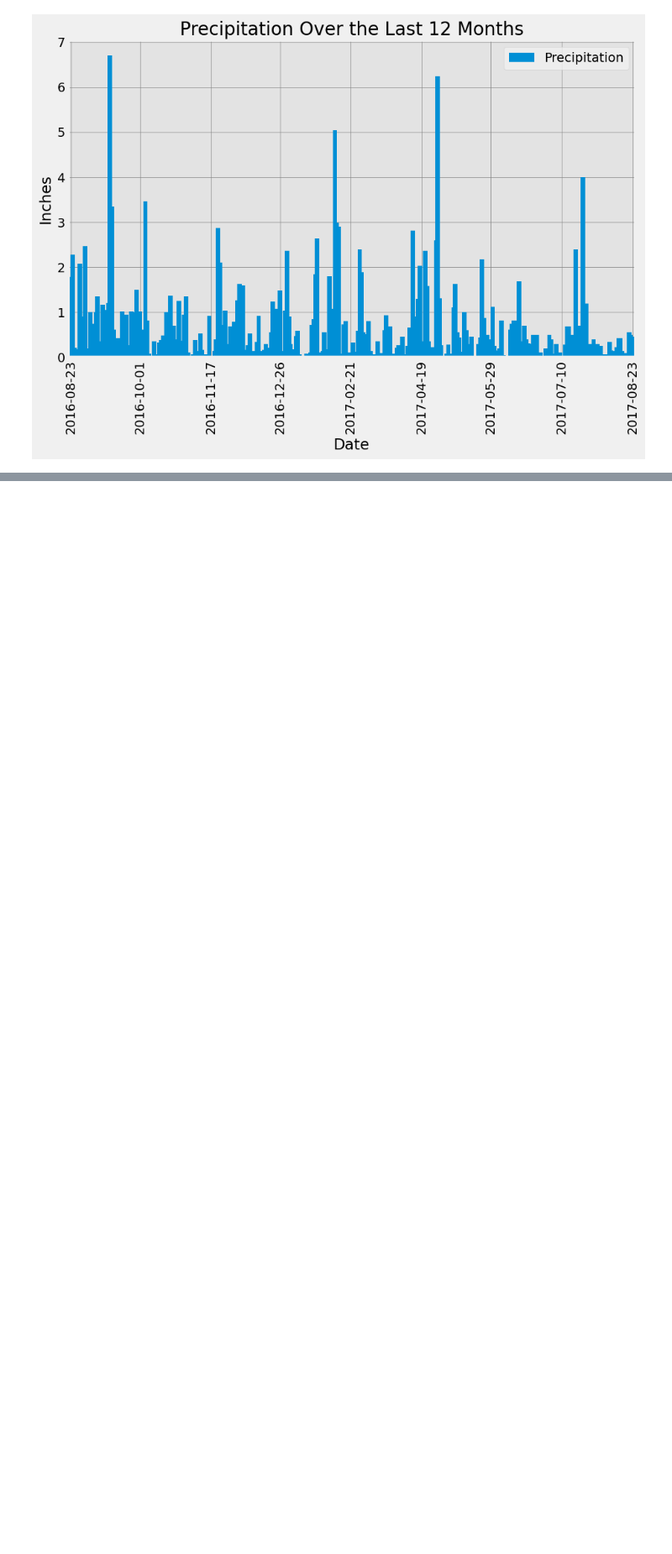
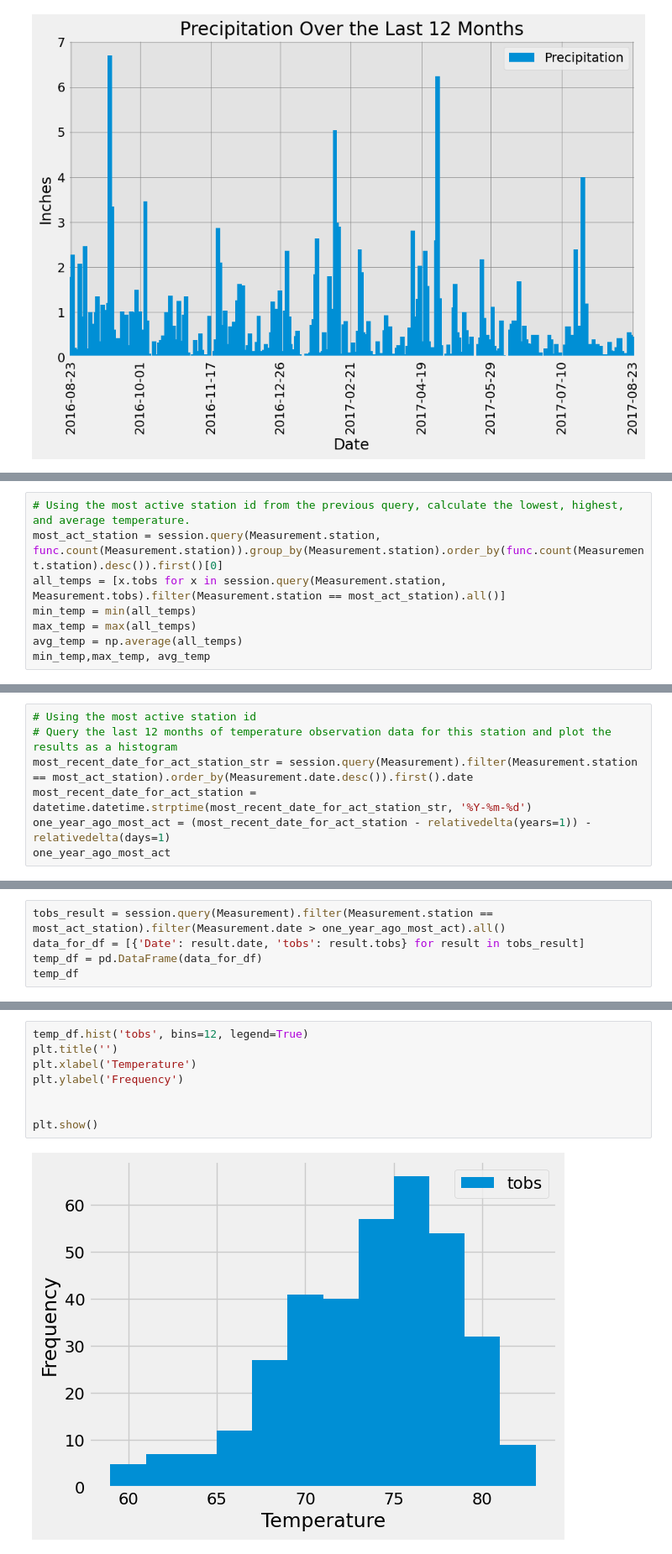
Before and after one commit to SaadNasir92/Hawaii-Climate-Flask-API-Data-Engineering, a Jupyter notebook: SurfsUp/eda.ipynb, the cells around one changed output, grey strips where cells are left out. Shown at 84% size. Saved outputs shown, nothing was run; the diff lists cells and outputs as text; blank space fills up the shorter version.

Commit message:
Finished analysis and graphs, next step is designing the flask app

```diff
--- a/SurfsUp/eda.ipynb
+++ b/SurfsUp/eda.ipynb
@@ -65,0 +101,8 @@ plt.show()
+# %%
+# Using the most active station id from the previous query, calculate the lowest, highest, and average temperature.
+most_act_station = session.query(Measurement.station, func.count(Measurement.station)).group_by(Measurement.station).order_by(func.count(Measurement.station).desc()).first()[0]
+all_temps = [x.tobs for x in session.query(Measurement.station, Measurement.tobs).filter(Measurement.station == most_act_station).all()]
+min_temp = min(all_temps)
+max_temp = max(all_temps)
+avg_temp = np.average(all_temps)
+min_temp,max_temp, avg_temp
@@ -65,0 +111,7 @@ plt.show()
+# %%
+# Using the most active station id
+# Query the last 12 months of temperature observation data for this station and plot the results as a histogram
+most_recent_date_for_act_station_str = session.query(Measurement).filter(Measurement.station == most_act_station).order_by(Measurement.date.desc()).first().date
+most_recent_date_for_act_station = datetime.datetime.strptime(most_recent_date_for_act_station_str, '%Y-%m-%d')
+one_year_ago_most_act = (most_recent_date_for_act_station - relativedelta(years=1)) - relativedelta(days=1)
+one_year_ago_most_act
@@ -65,0 +120,5 @@ plt.show()
+# %%
+tobs_result = session.query(Measurement).filter(Measurement.station == most_act_station).filter(Measurement.date > one_year_ago_most_act).all()
+data_for_df = [{'Date': result.date, 'tobs': result.tobs} for result in tobs_result]
+temp_df = pd.DataFrame(data_for_df)
+temp_df
@@ -65,0 +139,10 @@ plt.show()
+# %%
+temp_df.hist('tobs', bins=12, legend=True)
+plt.title('')
+plt.xlabel('Temperature')
+plt.ylabel('Frequency')
+
+
+plt.show()
+# %% [output]
+[figure, added]
```
Also changed, not shown: parts of 10 cells of this notebook.
